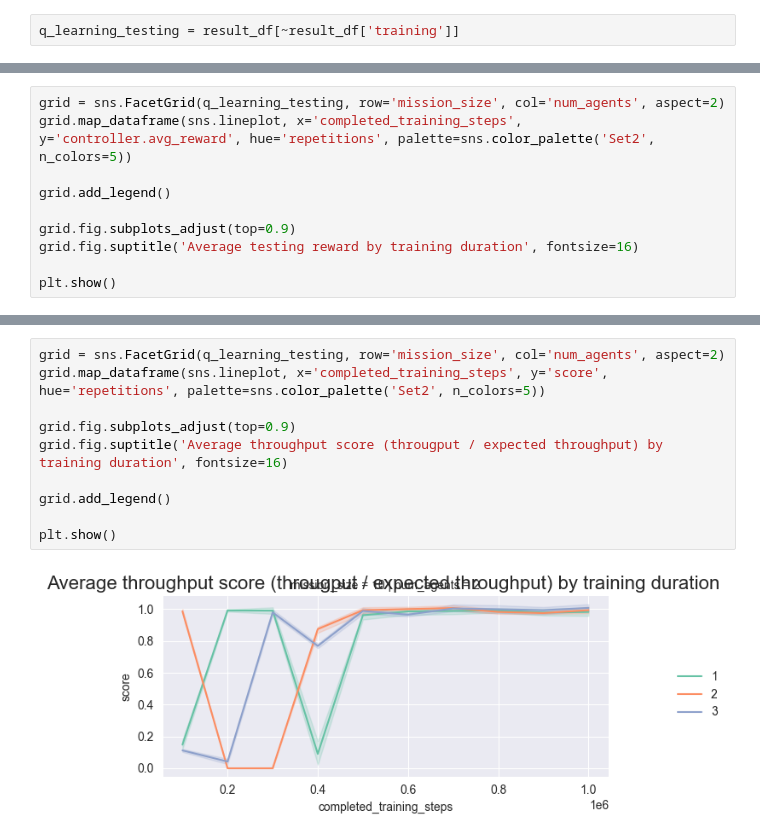
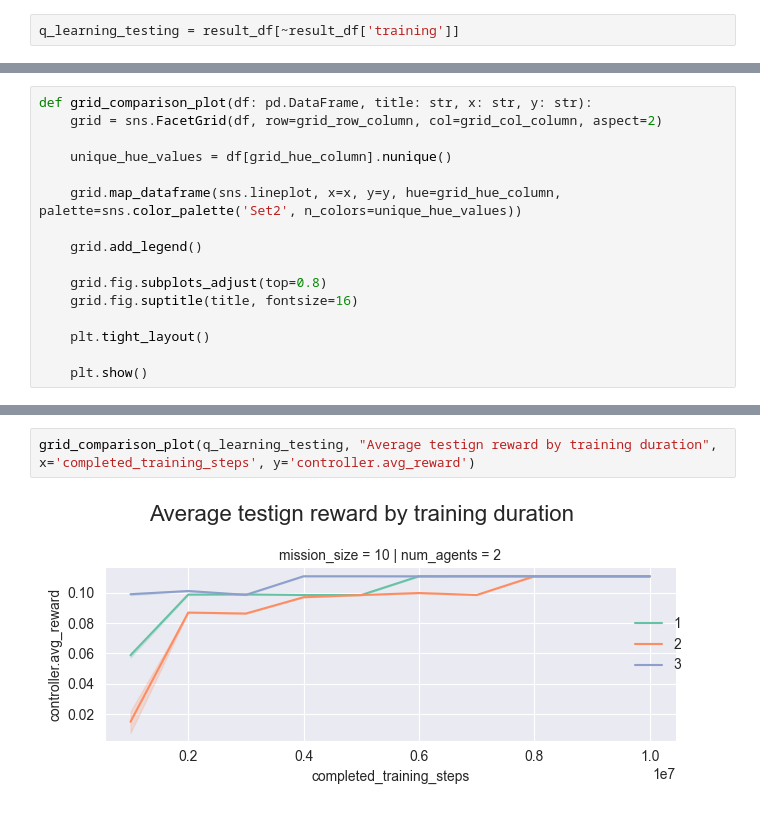
Before and after one commit to Thlamz/gradys-simple-simulation, a Jupyter notebook: analysis/result_analysis.ipynb, the cells around one changed output, grey strips where cells are left out. Saved outputs shown, nothing was run; the diff lists cells and outputs as text.

```diff
--- a/analysis/result_analysis.ipynb
+++ b/analysis/result_analysis.ipynb
@@ -97,10 +103,16 @@ q_learning_testing = result_df[~result_df['training']]
 # %%
-grid = sns.FacetGrid(q_learning_testing, row='mission_size', col='num_agents', aspect=2)
-grid.map_dataframe(sns.lineplot, x='completed_training_steps', y='controller.avg_reward', hue='repetitions', palette=sns.color_palette('Set2', n_colors=5))
+def grid_comparison_plot(df: pd.DataFrame, title: str, x: str, y: str):
+    grid = sns.FacetGrid(df, row=grid_row_column, col=grid_col_column, aspect=2)
 
-grid.add_legend()
+    unique_hue_values = df[grid_hue_column].nunique()
 
-grid.fig.subplots_adjust(top=0.9)
-grid.fig.suptitle('Average testing reward by training duration', fontsize=16)
+    grid.map_dataframe(sns.lineplot, x=x, y=y, hue=grid_hue_column, palette=sns.color_palette('Set2', n_colors=unique_hue_values))
 
-plt.show()
+    grid.add_legend()
+
+    grid.fig.subplots_adjust(top=0.8)
+    grid.fig.suptitle(title, fontsize=16)
+
+    plt.tight_layout()
+
+    plt.show()
@@ -109,12 +119,4 @@ plt.show()
-# %%
-grid = sns.FacetGrid(q_learning_testing, row='mission_size', col='num_agents', aspect=2)
-grid.map_dataframe(sns.lineplot, x='completed_training_steps', y='score', hue='repetitions', palette=sns.color_palette('Set2', n_colors=5))
-
-grid.fig.subplots_adjust(top=0.9)
-grid.fig.suptitle('Average throughput score (througput / expected throughput) by training duration', fontsize=16)
-
-grid.add_legend()
-
-plt.show()
-# %% [output]
-[figure, removed]
+# %%
+grid_comparison_plot(q_learning_testing, "Average testign reward by training duration", x='completed_training_steps', y='controller.avg_reward')
+# %% [output]
+[figure, added]
```
Also changed, not shown: parts of 16 cells of this notebook.
